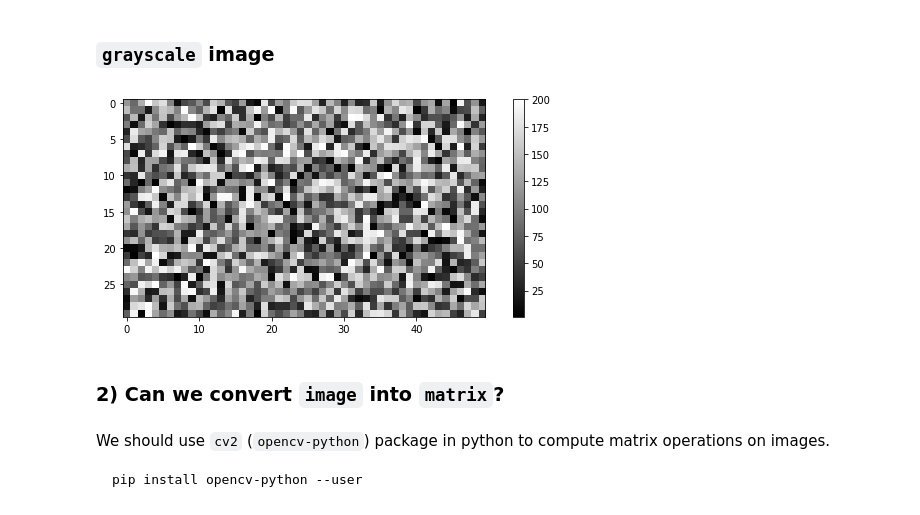
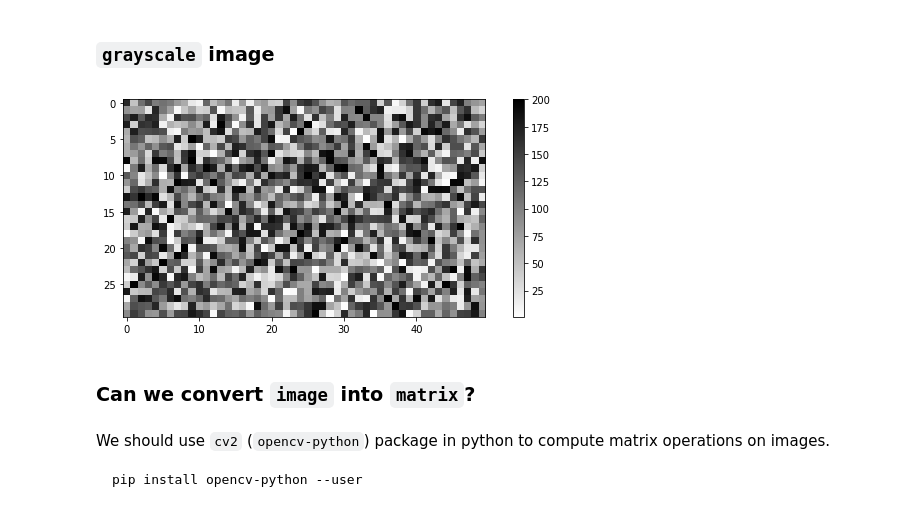
Before and after one commit to msameeruddin/Data-Analysis-Python, a Jupyter notebook: 8_DA_Image_da/image_data_analysis.ipynb, the cells around one changed output. Saved outputs shown, nothing was run; the diff lists cells and outputs as text; code cells hidden in the pictures.

```diff
--- a/8_DA_Image_da/image_data_analysis.ipynb
+++ b/8_DA_Image_da/image_data_analysis.ipynb
@@ -136,13 +133,13 @@ plt.show()
 ### `grayscale` image
 # %%
 plt.figure(figsize=(10, 4))
-gray_image = plt.imshow(big_mat, cmap='gray')
+gray_image = plt.imshow(big_mat, cmap='gray_r')
 plt.colorbar(gray_image)
 plt.show()
 # %% [output]
-[figure, old version]
+[figure, new version]
 # %% [markdown]
-### 2) Can we convert `image` into `matrix`?
+### Can we convert `image` into `matrix`?
 # %% [markdown]
 We should use `cv2` (`opencv-python`) package in python to compute matrix operations on images.
 
```
Also changed, not shown: parts of 12 cells of this notebook, 18 other files.
